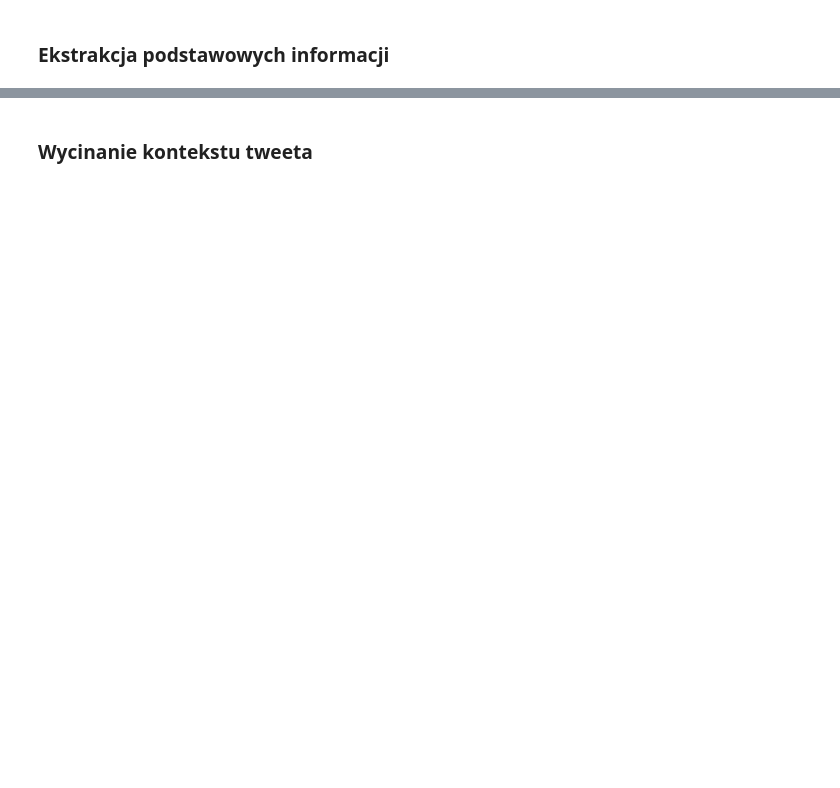
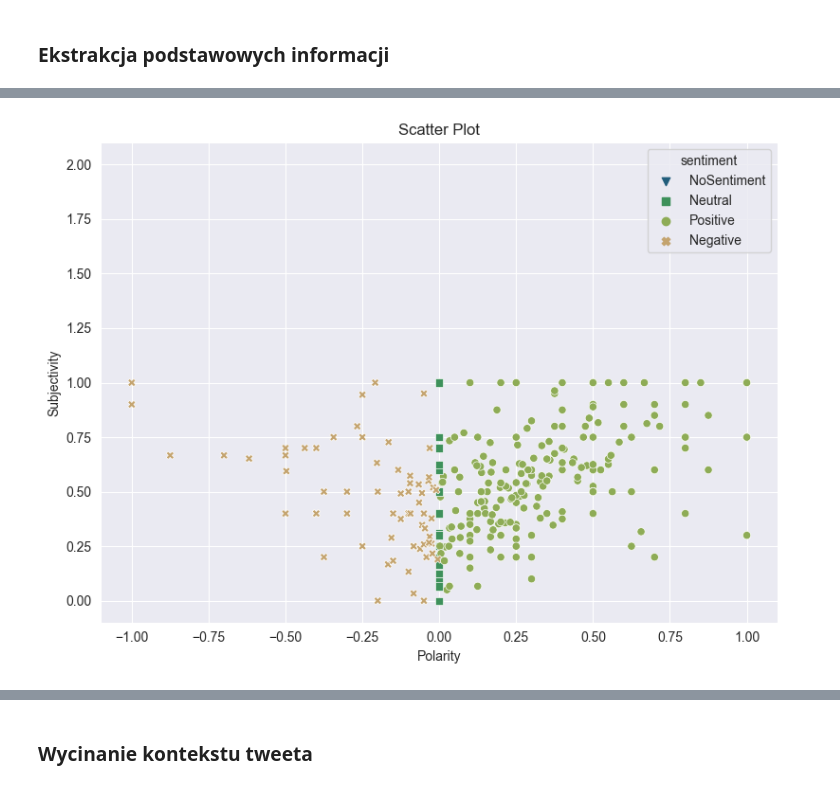
Before and after one commit to Wiktor-99/MAED, a Jupyter notebook: tweets_pd_frames.ipynb, the cells around one changed output, grey strips where cells are left out. Cells and saved outputs as stored; diff of their text form; code cells hidden in the pictures; blank space fills up the shorter version.

```diff
--- a/tweets_pd_frames.ipynb
+++ b/tweets_pd_frames.ipynb
@@ -5,7 +5,7 @@ import re
 import pickle
 import tweepy
 
-users = ['elonmusk' ]
+users = ['elonmusk' ,'cristiano','BarackObama', 'billgates','cnnbrk','joebiden','justinbieber','KimKardashian','theellenshow','twitter','youtube']
 
 def read_list():
     with open('bin_data/data.pkl', 'rb') as fp:
@@ -128,12 +147,21 @@ columns=[
     'has_hashtag',
     'has_at',
     'has_emoji',
-    'sentiment',
+    'tweet',
+    'subjectivity',
+    'polarity',
     'retweet count',
     'reply count',
     'like count',
-    'quote count']
-tweet_data_extract_functions = [get_basic_tweet_data, get_tweet_sentiment, get_public_metrics]
+    'quote count',]
+tweet_data_extract_functions = [get_basic_tweet_data, get_tweet_subjectivity,get_tweet_sentiment, get_public_metrics]
 
 data_frames = get_all_data_frames_and_save_them(all_tweets, users, columns, tweet_data_extract_functions)
-data_frames[0].head(3200)
+for df in data_frames:
+    df['sentiment'] = df['polarity'].apply(getSentiment)
+#data_frames[3]['sentiment'] = data_frames[0]['polarity'].apply(getSentiment)
+
+
+
+
+main_df = pd.concat([data_frames[0],data_frames[1],data_frames[2],data_frames[3],data_frames[4],data_frames[5],data_frames[6],data_frames[7],data_frames[8],data_frames[9],data_frames[10]],ignore_index=True,sort=False)
@@ -153,0 +246,17 @@ data_frames[0].head(3200)
+# %%
+import seaborn as sns
+import matplotlib.pyplot as plt
+
+sns.set_style('darkgrid')
+plt.figure(figsize = (8,6))
+
+markers = {'Positive':'o', 'Neutral':'s','Negative':'X', 'NoSentiment' : 'v'}
+
+sns.scatterplot(data=data_frames[0], x='polarity', y='subjectivity', hue = 'sentiment', style = 'sentiment', markers = markers, palette = 'gist_earth').set(xlim=(-1.1,1.1))
+plt.title('Scatter Plot')
+plt.xlabel('Polarity')
+plt.ylabel('Subjectivity')
+
+plt.tight_layout()
+# %% [output]
+[figure, added]
```
Also changed, not shown: parts of 12 cells of this notebook, 1 other file.
